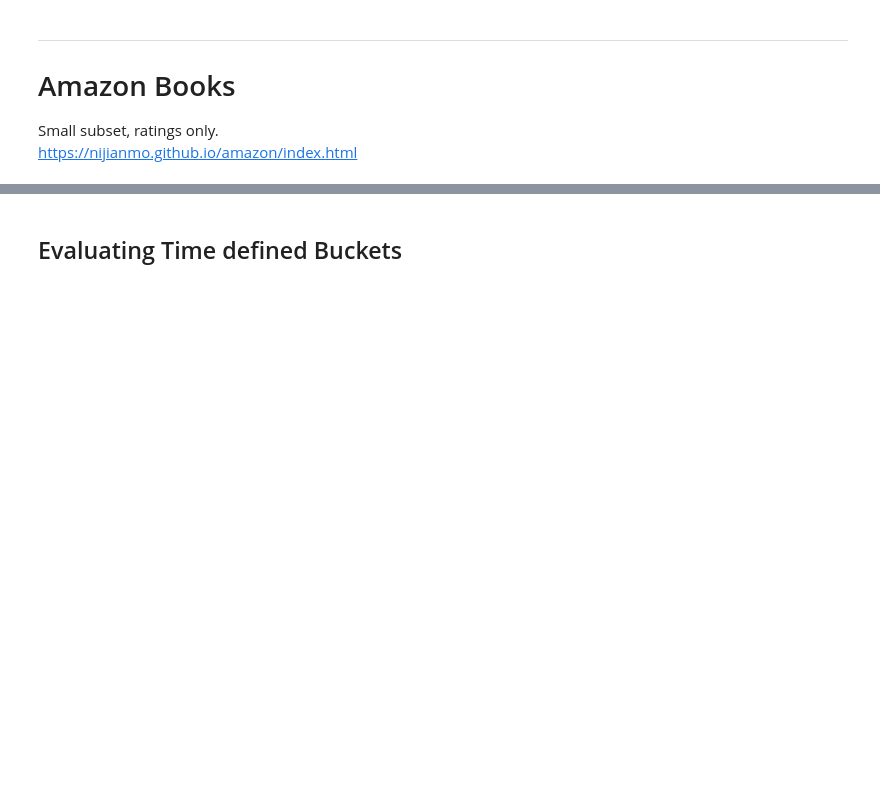
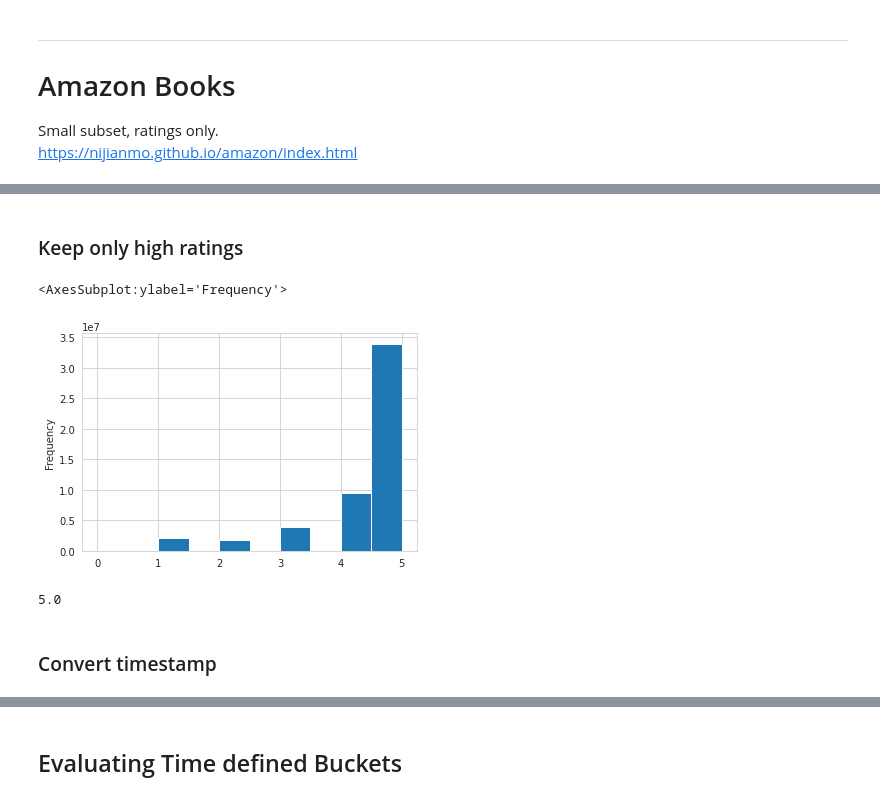
Before and after one commit to Key0412/streamRec-forgetting, a Jupyter notebook: notebooks/Avaliação de Dataset - Amazon Books.ipynb, the cells around one changed output, grey strips where cells are left out. Cells and saved outputs as stored; diff of their text form; code cells hidden in the pictures; blank space fills up the shorter version.

```diff
--- a/notebooks/Avaliação de Dataset - Amazon Books.ipynb
+++ b/notebooks/Avaliação de Dataset - Amazon Books.ipynb
@@ -60,6 +44,0 @@ data
-# %%
-# Necessary Preprocess - create date from timestamp
-data['date'] = data['timestamp'].apply(lambda x: datetime.strptime(x.split('T')[0], '%Y-%m-%d') )
-data['year'] = data['date'].dt.year
-data['month'] = data['date'].dt.month
-data['date'] = data[['year', 'month']].apply(lambda x: datetime.strptime( str(x[0])+'/'+str(x[1]), '%Y/%m' ) , axis=1)
@@ -65,0 +54,7 @@ data['date'] = data[['year', 'month']].apply(lambda x: datetime.strptime( str(x[
+# %% [markdown]
+### Keep only high ratings
+# %%
+data['rating'].plot(kind='hist')
+# %% [output]
+<AxesSubplot:ylabel='Frequency'>
+[figure, added]
@@ -65,0 +63,4 @@ data['date'] = data[['year', 'month']].apply(lambda x: datetime.strptime( str(x[
+# %%
+pos_ratings
+# %% [output]
+5.0
@@ -65,0 +69,2 @@ data['date'] = data[['year', 'month']].apply(lambda x: datetime.strptime( str(x[
+# %% [markdown]
+### Convert timestamp
```
Also changed, not shown: parts of 20 cells of this notebook, 2 other files.
